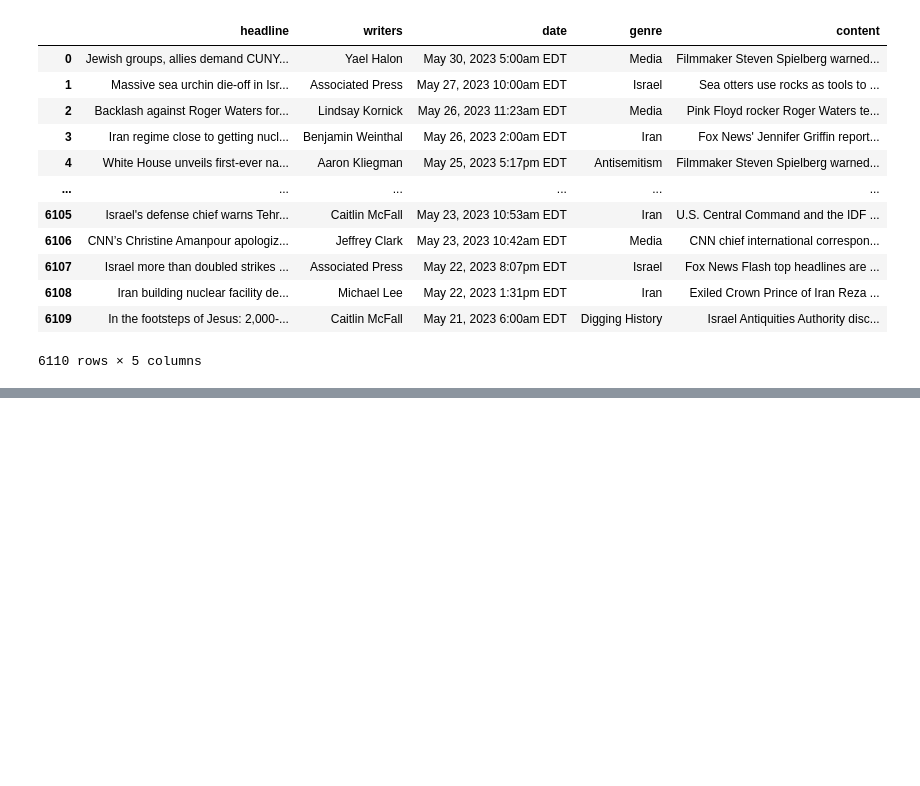
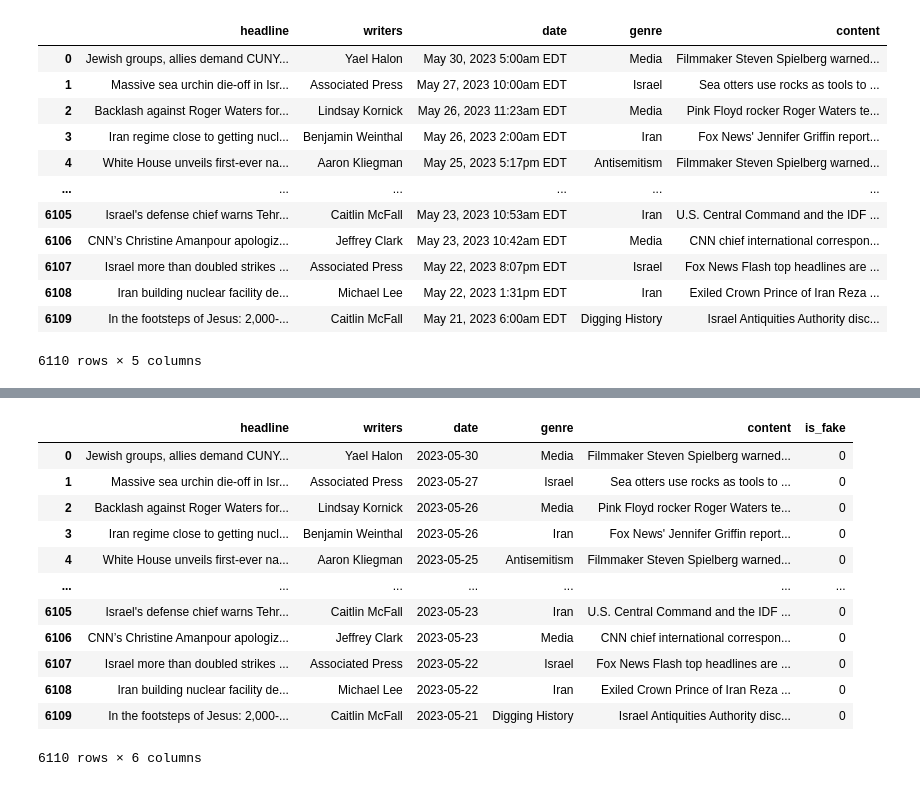
Before and after one commit to hadarasher/fake_news, a Jupyter notebook: MainProj.ipynb, the cells around one changed output, grey strips where cells are left out. Cells and saved outputs as stored; diff of their text form; code cells hidden in the pictures; blank space fills up the shorter version.

```diff
--- a/MainProj.ipynb
+++ b/MainProj.ipynb
@@ -597,0 +659,4 @@ my_df
+# %%
+#Fox News
+fox_df=pd.read_csv('fox.csv')
+fox_df
@@ -597,0 +692,21 @@ my_df
+# %%
+#changing date format
+fox_df['date']=pd.to_datetime(fox_df['date']).dt.normalize()
+# %%
+#add is_fake column and set to zero - reliable website
+fox_df['is_fake']=0
+fox_df
+# %% [output]
+|  | headline | writers | date | genre | content | is_fake |
+| 0 | Jewish groups, allies demand CUNY... | Yael Halon | 2023-05-30 | Media | Filmmaker Steven Spielberg warned... | 0 |
+| 1 | Massive sea urchin die-off in Isr... | Associated Press | 2023-05-27 | Israel | Sea otters use rocks as tools to ... | 0 |
+| 2 | Backlash against Roger Waters for... | Lindsay Kornick | 2023-05-26 | Media | Pink Floyd rocker Roger Waters te... | 0 |
+| 3 | Iran regime close to getting nucl... | Benjamin Weinthal | 2023-05-26 | Iran | Fox News' Jennifer Griffin report... | 0 |
+| 4 | White House unveils first-ever na... | Aaron Kliegman | 2023-05-25 | Antisemitism | Filmmaker Steven Spielberg warned... | 0 |
+| ... | ... | ... | ... | ... | ... | ... |
+| 6105 | Israel's defense chief warns Tehr... | Caitlin McFall | 2023-05-23 | Iran | U.S. Central Command and the IDF ... | 0 |
+| 6106 | CNN’s Christine Amanpour apologiz... | Jeffrey Clark | 2023-05-23 | Media | CNN chief international correspon... | 0 |
+| 6107 | Israel more than doubled strikes ... | Associated Press | 2023-05-22 | Israel | Fox News Flash top headlines are ... | 0 |
+| 6108 | Iran building nuclear facility de... | Michael Lee | 2023-05-22 | Iran | Exiled Crown Prince of Iran Reza ... | 0 |
+| 6109 | In the footsteps of Jesus: 2,000-... | Caitlin McFall | 2023-05-21 | Digging History | Israel Antiquities Authority disc... | 0 |
+6110 rows × 6 columns
```
Also changed, not shown: parts of 24 cells of this notebook.
